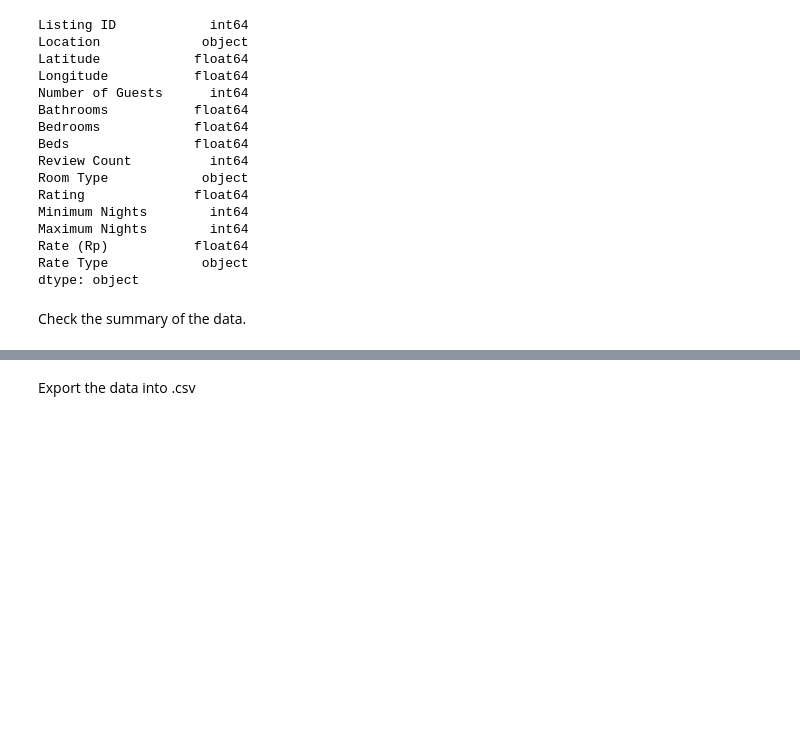
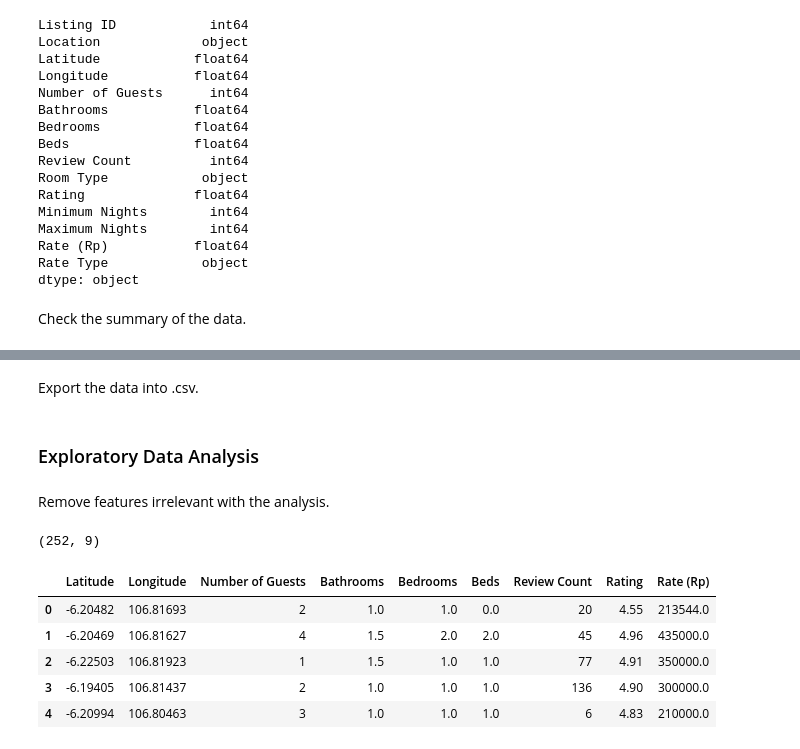
Before and after one commit to edrickeane13/predicting_airbnb_prices, a Jupyter notebook: nbs/predicting_airbnb_prices.ipynb, the cells around one changed output, grey strips where cells are left out. Saved outputs shown, nothing was run; the diff lists cells and outputs as text; code cells hidden in the pictures; blank space fills up the shorter version.

Commit message:
Added exploratory data analysis

```diff
--- a/nbs/predicting_airbnb_prices.ipynb
+++ b/nbs/predicting_airbnb_prices.ipynb
@@ -316,6 +316,8 @@ listings_df.describe()
 | 75% | 3.528611e+07 | -6.174650 | 106.850912 | 3.000000 | 1.000000 | 1.000000 | 2.000000 | 48.250000 | ... |
 | max | 4.284291e+07 | -6.128390 | 106.893620 | 4.000000 | 2.000000 | 3.000000 | 4.000000 | 369.000000 | ... |
 # %% [markdown]
-Export the data into .csv
+Export the data into .csv.
 # %%
 listings_df.to_csv(r'~/Projects/predicting_airbnb_prices/data/central_jakarta_airbnb_listings.csv', index=False)
+# %% [markdown]
+### Exploratory Data Analysis
@@ -321,0 +326,16 @@ listings_df.to_csv(r'~/Projects/predicting_airbnb_prices/data/central_jakarta_ai
+# %% [markdown]
+Remove features irrelevant with the analysis.
+# %%
+listings_df = listings_df[['Latitude', 'Longitude', 'Number of Guests', 'Bathrooms', 'Bedrooms', 'Beds', 'Review Count', 'Rating', 'Rate (Rp)']]
+
+# Check the size of the dataframe
+print(listings_df.shape)
+listings_df.head()
+# %% [output]
+(252, 9)
+|  | Latitude | Longitude | Number of Guests | Bathrooms | Bedrooms | Beds | Review Count | Rating | Rate (Rp) |
+| 0 | -6.20482 | 106.81693 | 2 | 1.0 | 1.0 | 0.0 | 20 | 4.55 | 213544.0 |
+| 1 | -6.20469 | 106.81627 | 4 | 1.5 | 2.0 | 2.0 | 45 | 4.96 | 435000.0 |
+| 2 | -6.22503 | 106.81923 | 1 | 1.5 | 1.0 | 1.0 | 77 | 4.91 | 350000.0 |
+| 3 | -6.19405 | 106.81437 | 2 | 1.0 | 1.0 | 1.0 | 136 | 4.90 | 300000.0 |
+| 4 | -6.20994 | 106.80463 | 3 | 1.0 | 1.0 | 1.0 | 6 | 4.83 | 210000.0 |
```
Also changed, not shown: parts of 7 cells of this notebook.
